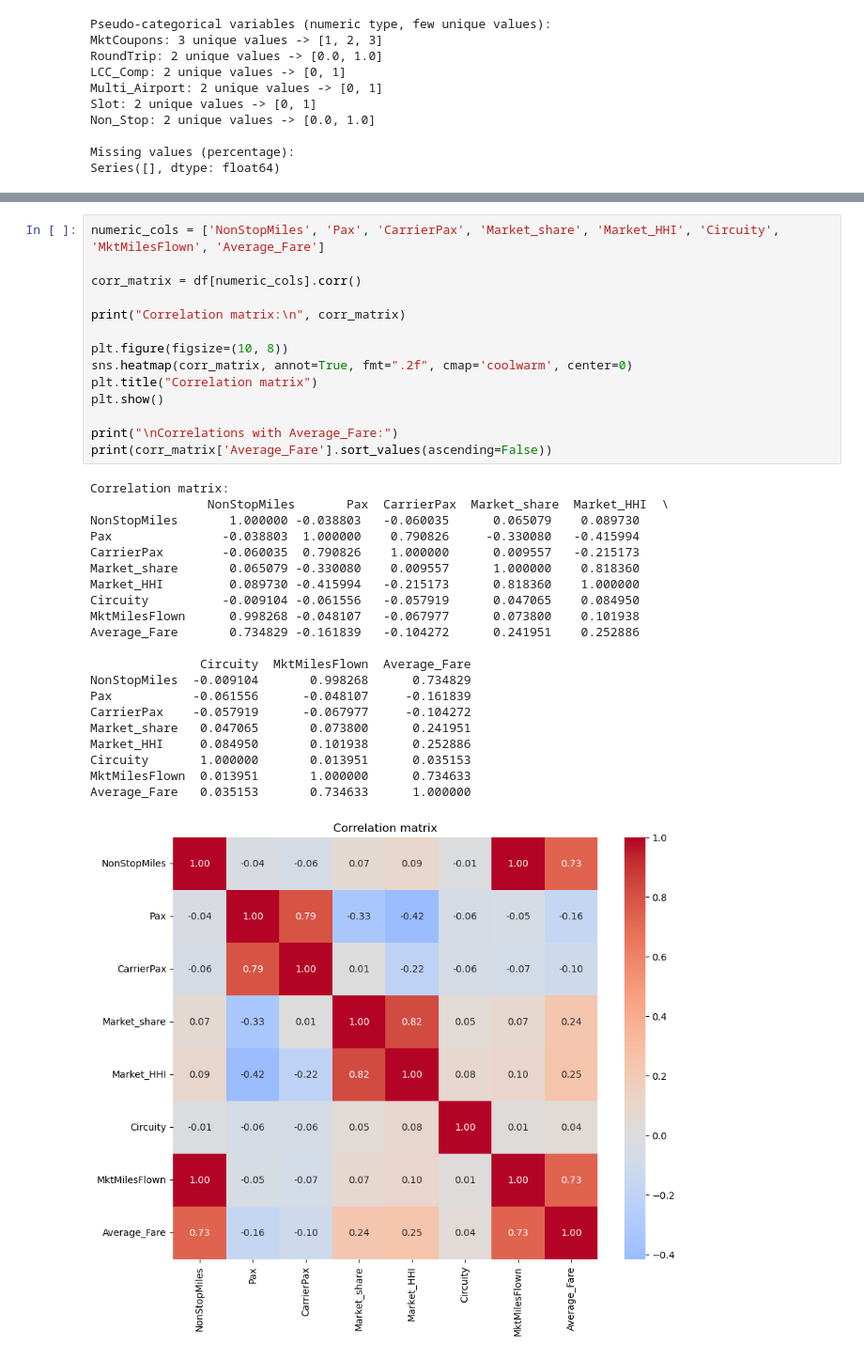
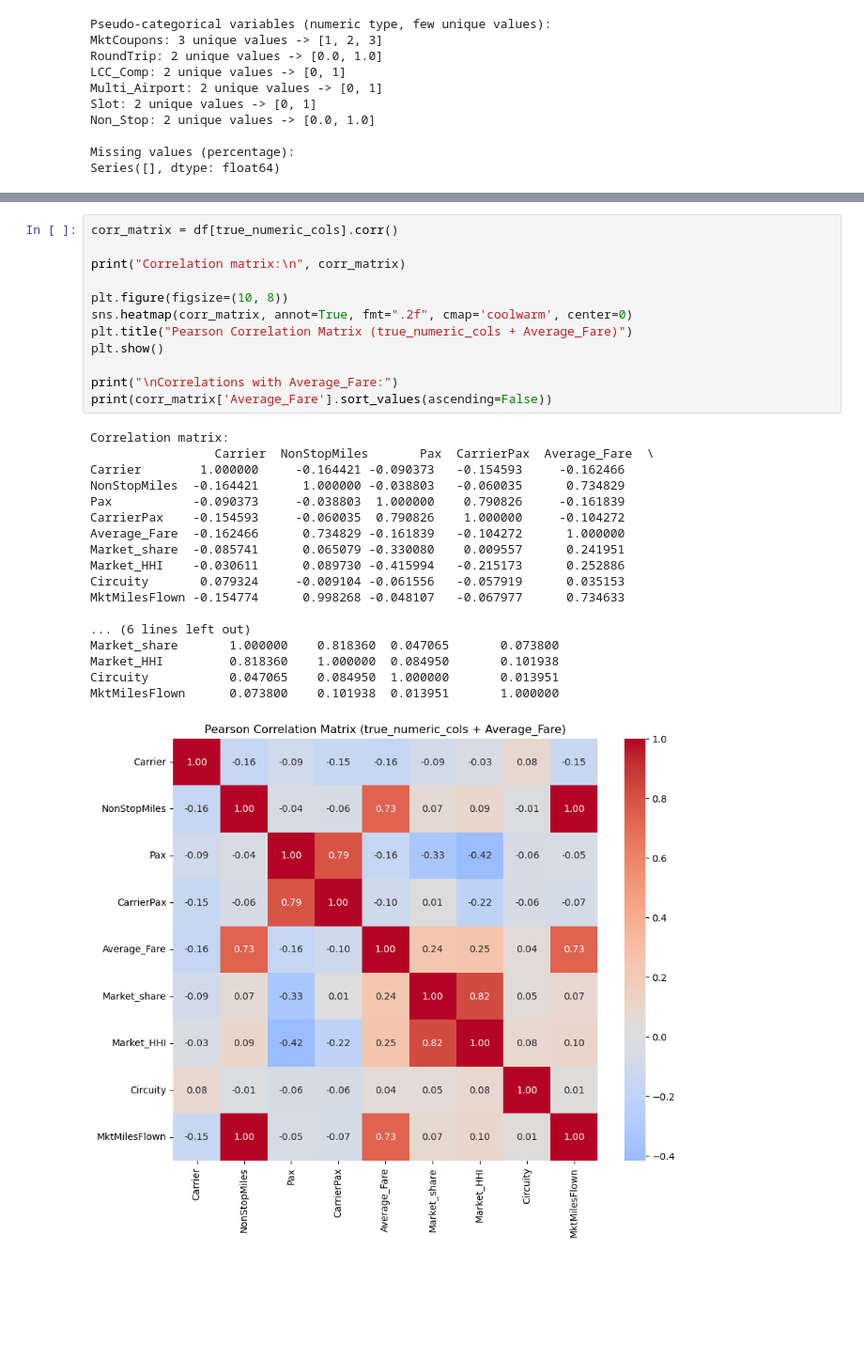
Before and after one commit to mariapycior/airline-fair-prediction-ML, a Jupyter notebook: analysis.ipynb, the cells around one changed output, grey strips where cells are left out. Shown: that part at 94% size. Saved outputs shown, nothing was run; the diff lists cells and outputs as text; blank space fills up the shorter version.

```diff
--- a/analysis.ipynb
+++ b/analysis.ipynb
@@ -127,39 +122,34 @@ plt.show()
 # %%
-numeric_cols = ['NonStopMiles', 'Pax', 'CarrierPax', 'Market_share', 'Market_HHI', 'Circuity', 'MktMilesFlown', 'Average_Fare']
-
-corr_matrix = df[numeric_cols].corr()
+corr_matrix = df[true_numeric_cols].corr()
 
 print("Correlation matrix:\n", corr_matrix)
 
 plt.figure(figsize=(10, 8))
 sns.heatmap(corr_matrix, annot=True, fmt=".2f", cmap='coolwarm', center=0)
-plt.title("Correlation matrix")
+plt.title("Pearson Correlation Matrix (true_numeric_cols + Average_Fare)")
 plt.show()
 
 print("\nCorrelations with Average_Fare:")
 print(corr_matrix['Average_Fare'].sort_values(ascending=False))
 # %% [output]
 Correlation matrix:
-                NonStopMiles       Pax  CarrierPax  Market_share  Market_HHI  \
-NonStopMiles       1.000000 -0.038803   -0.060035      0.065079    0.089730
-Pax               -0.038803  1.000000    0.790826     -0.330080   -0.415994
-CarrierPax        -0.060035  0.790826    1.000000      0.009557   -0.215173
-Market_share       0.065079 -0.330080    0.009557      1.000000    0.818360
-Market_HHI         0.089730 -0.415994   -0.215173      0.818360    1.000000
-Circuity          -0.009104 -0.061556   -0.057919      0.047065    0.084950
-MktMilesFlown      0.998268 -0.048107   -0.067977      0.073800    0.101938
-Average_Fare       0.734829 -0.161839   -0.104272      0.241951    0.252886
+                 Carrier  NonStopMiles       Pax  CarrierPax  Average_Fare  \
+Carrier        1.000000     -0.164421 -0.090373   -0.154593     -0.162466
+NonStopMiles  -0.164421      1.000000 -0.038803   -0.060035      0.734829
+Pax           -0.090373     -0.038803  1.000000    0.790826     -0.161839
+CarrierPax    -0.154593     -0.060035  0.790826    1.000000     -0.104272
+Average_Fare  -0.162466      0.734829 -0.161839   -0.104272      1.000000
+Market_share  -0.085741      0.065079 -0.330080    0.009557      0.241951
+Market_HHI    -0.030611      0.089730 -0.415994   -0.215173      0.252886
+Circuity       0.079324     -0.009104 -0.061556   -0.057919      0.035153
+MktMilesFlown -0.154774      0.998268 -0.048107   -0.067977      0.734633
 
-               Circuity  MktMilesFlown  Average_Fare
-NonStopMiles  -0.009104       0.998268      0.734829
-Pax           -0.061556      -0.048107     -0.161839
-CarrierPax    -0.057919      -0.067977     -0.104272
-Market_share   0.047065       0.073800      0.241951
-Market_HHI     0.084950       0.101938      0.252886
-Circuity       1.000000       0.013951      0.035153
-MktMilesFlown  0.013951       1.000000      0.734633
-Average_Fare   0.035153       0.734633      1.000000
+... (6 lines left out)
+Market_share       1.000000    0.818360  0.047065       0.073800
+Market_HHI         0.818360    1.000000  0.084950       0.101938
+Circuity           0.047065    0.084950  1.000000       0.013951
+MktMilesFlown      0.073800    0.101938  0.013951       1.000000
-[figure, old version]
+[figure, new version]
 Correlations with Average_Fare:
 Average_Fare     1.000000
 NonStopMiles     0.734829
```
Also changed, not shown: parts of 9 cells of this notebook.
